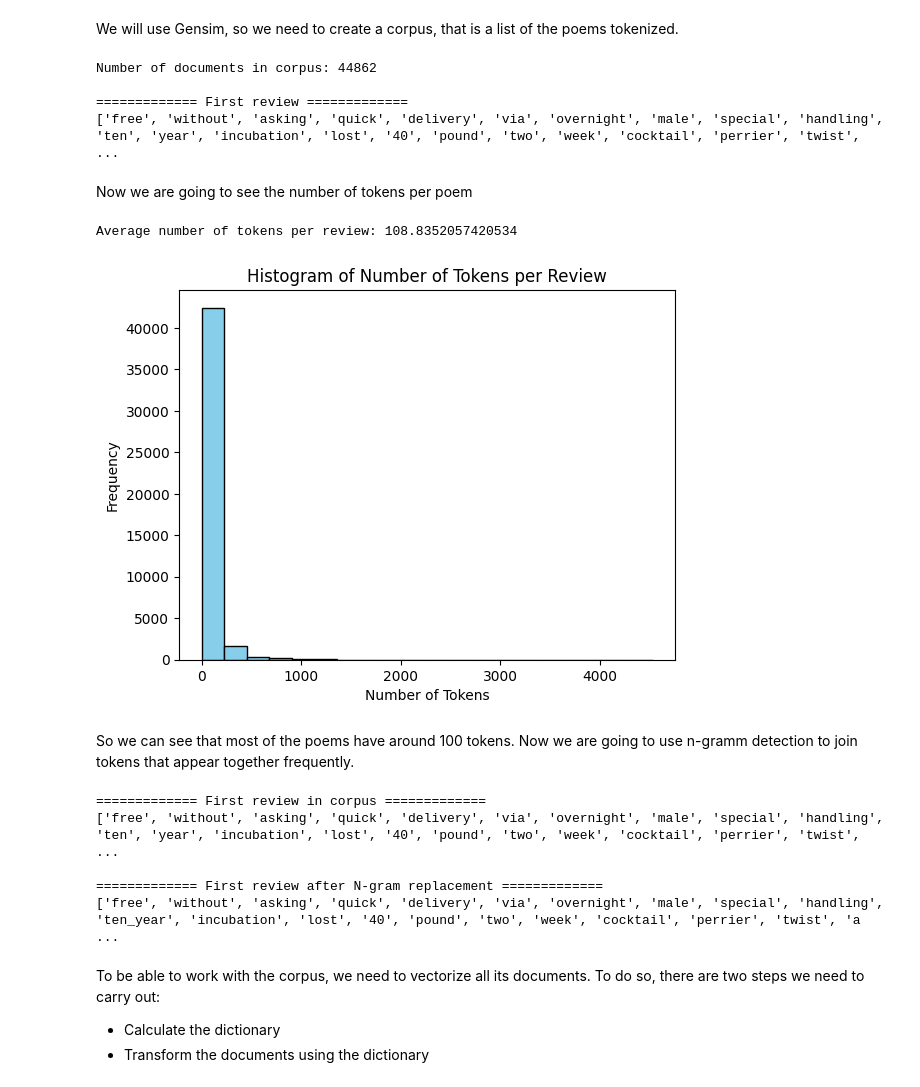
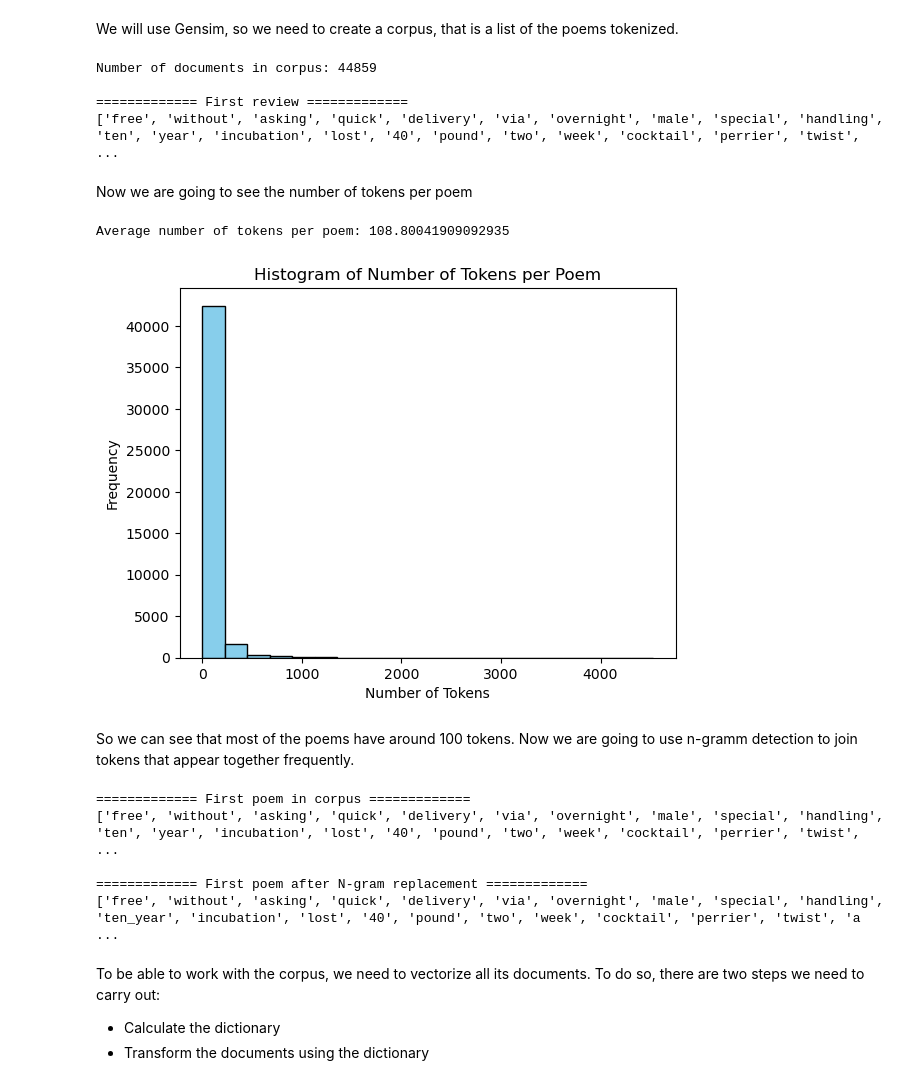
Before and after one commit to danitoribio/NLP-classification-poems, a Jupyter notebook: final_project.ipynb, the cells around one changed output. Saved outputs shown, nothing was run; the diff lists cells and outputs as text; code cells hidden in the pictures.

```diff
--- a/final_project.ipynb
+++ b/final_project.ipynb
@@ -1 +1,3 @@
+# %%
+COLLAB = True # False True
 # %%
@@ -439,9 +434,12 @@ In this part of the notebook we are going to analyze the following vectorization
 using the LDA algorithm.
 # %%
 # For colab
-data = pd.read_csv('/content/drive/MyDrive/data_poems_preprocessed.csv', encoding='latin-1')
+if COLLAB:
+    data = pd.read_csv('/content/drive/MyDrive/data_poems_preprocessed.csv', encoding='latin-1')
 # For local
-#data = pd.read_csv('data_poems_preprocessed.csv', encoding='latin-1')
+else:
+    data = pd.read_csv('data_poems_preprocessed.csv', encoding='latin-1')
+
 data.head(5)
 # %% [output]
 |  | title | author | categories | clean_tokens |
@@ -463,7 +461,7 @@ print(colored('Number of documents in corpus: '+str(len(corpus)), 'green'))
 print(colored('\n============= First review =============', 'blue'))
 print(corpus[0])
 # %% [output]
-Number of documents in corpus: 44862
+Number of documents in corpus: 44859
 
 ============= First review =============
 ['free', 'without', 'asking', 'quick', 'delivery', 'via', 'overnight', 'male', 'special', 'handling', 'ten', 'year', 'incubation', 'lost', '40', 'pound', 'two', 'week', 'cocktail', 'perrier', 'twist', ...
@@ -472,24 +470,24 @@ Now we are going to see the number of tokens per poem
 # %%
 from nltk.tokenize import wordpunct_tokenize
 
 # Tokenize each review and calculate the number of tokens
 num_tokens_per_review = [len(review) for review in corpus]
 
 # Calculate the average number of tokens per review
 average_tokens_per_review = sum(num_tokens_per_review) / len(num_tokens_per_review)
-print("Average number of tokens per review:", average_tokens_per_review)
+print("Average number of tokens per poem:", average_tokens_per_review)
 
 import matplotlib.pyplot as plt
 
 # Plot histogram
 plt.hist(num_tokens_per_review, bins=20, color='skyblue', edgecolor='black')
 plt.xlabel('Number of Tokens')
 plt.ylabel('Frequency')
-plt.title('Histogram of Number of Tokens per Review')
+plt.title('Histogram of Number of Tokens per Poem')
 plt.show()
 # %% [output]
-Average number of tokens per review: 108.8352057420534
+Average number of tokens per poem: 108.80041909092935
-[figure, old version]
+[figure, new version]
 # %% [markdown]
 So we can see that most of the poems have around 100 tokens. Now we are going to use n-gramm detection to join tokens that appear together frequently.
 # %%
@@ -497,16 +495,16 @@ from gensim.models.phrases import Phrases
 
 phrase_model = Phrases(corpus, min_count=2, threshold=20)
 
-print(colored('\n============= First review in corpus =============', 'blue'))
+print(colored('\n============= First poem in corpus =============', 'blue'))
 print(corpus[0])
 corpus = [el for el in phrase_model[corpus]] # We populate corpus again
-print(colored('\n============= First review after N-gram replacement =============', 'blue'))
+print(colored('\n============= First poem after N-gram replacement =============', 'blue'))
 print(corpus[0])
 # %% [output]
-============= First review in corpus =============
+============= First poem in corpus =============
 ['free', 'without', 'asking', 'quick', 'delivery', 'via', 'overnight', 'male', 'special', 'handling', 'ten', 'year', 'incubation', 'lost', '40', 'pound', 'two', 'week', 'cocktail', 'perrier', 'twist', ...
 
-============= First review after N-gram replacement =============
+============= First poem after N-gram replacement =============
 ['free', 'without', 'asking', 'quick', 'delivery', 'via', 'overnight', 'male', 'special', 'handling', 'ten_year', 'incubation', 'lost', '40', 'pound', 'two', 'week', 'cocktail', 'perrier', 'twist', 'a ...
 # %%
 data['clean_tokens'] = corpus
```
Also changed, not shown: parts of 23 cells of this notebook.
